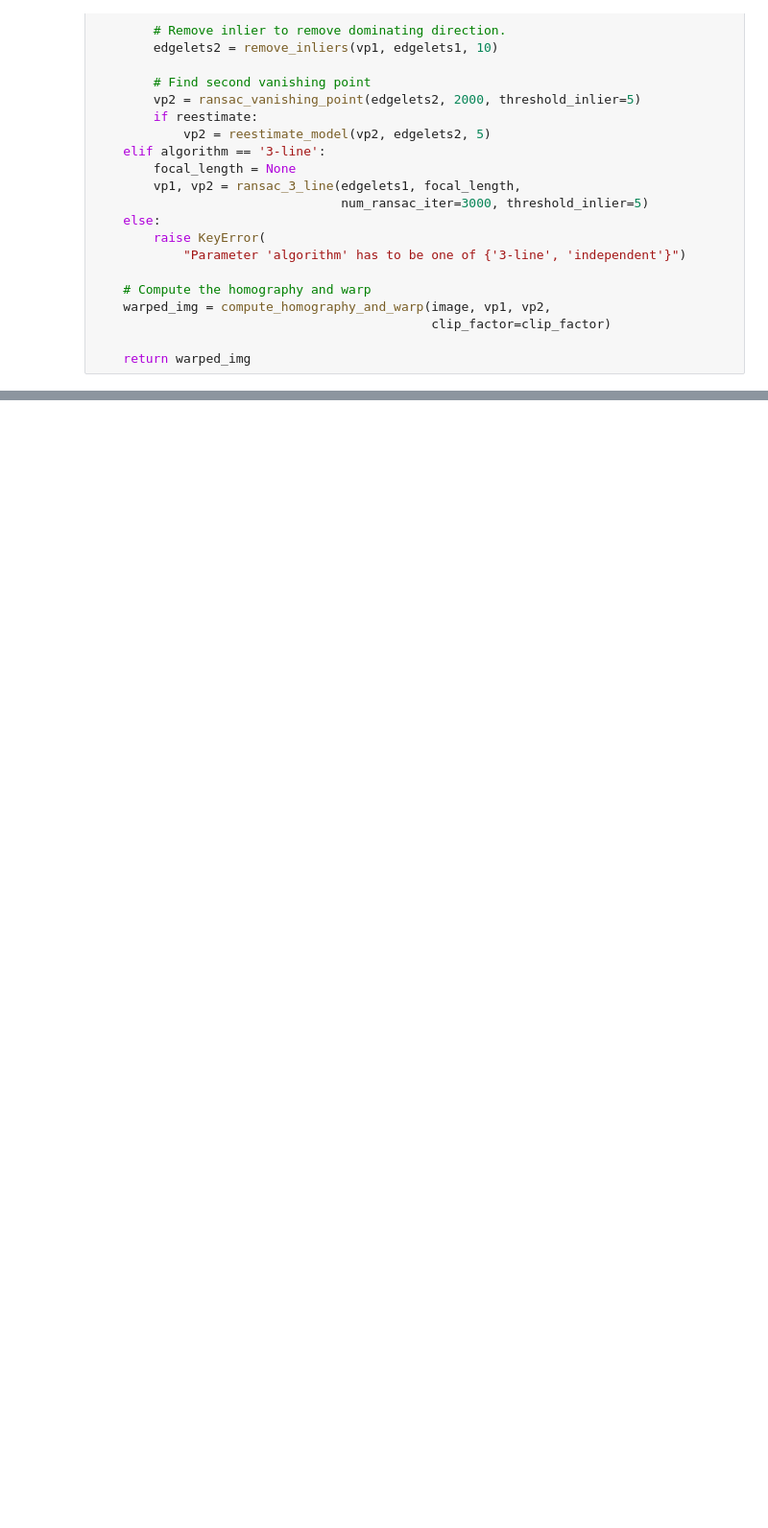
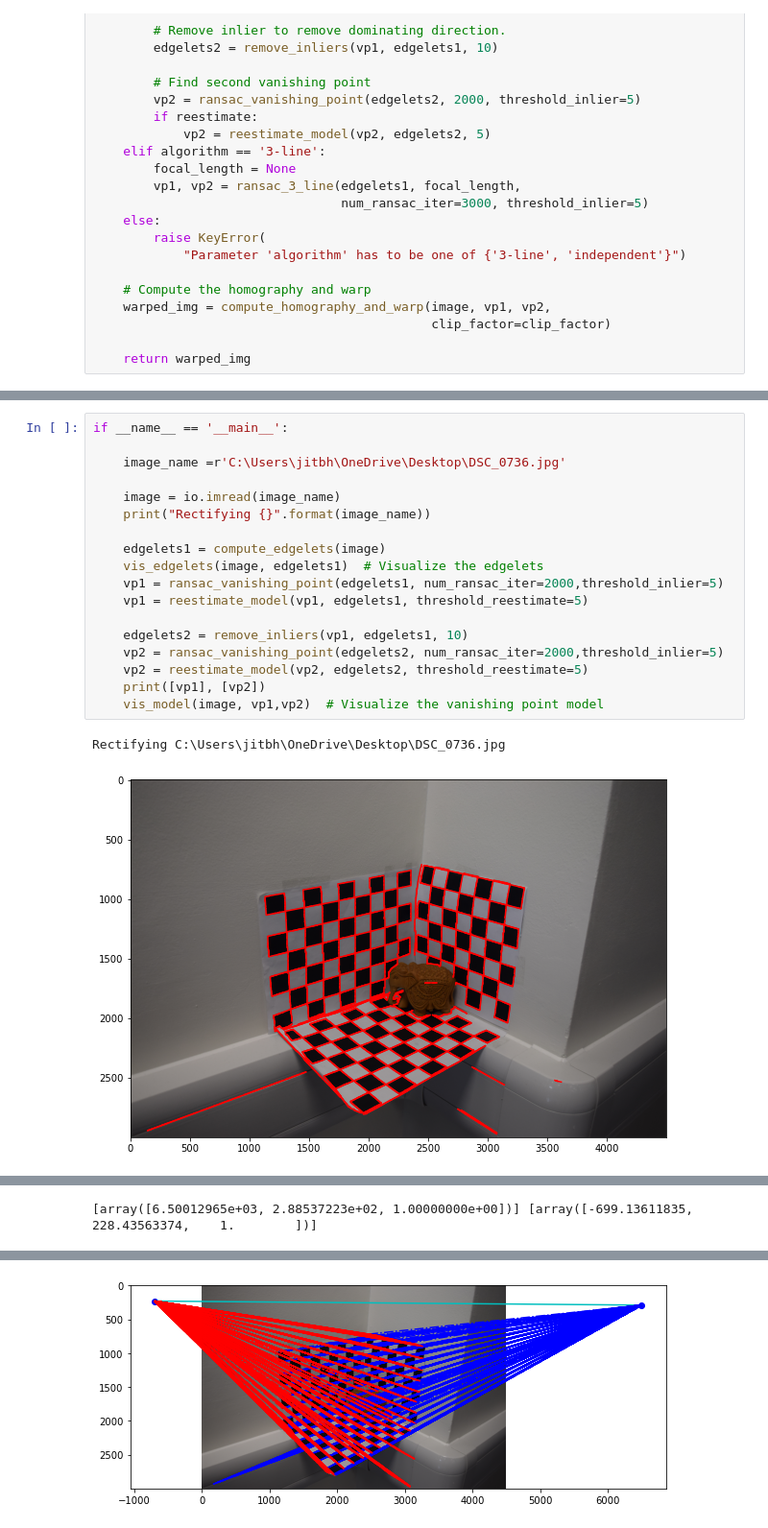
Before and after one commit to Rasterize101/CVPR, a Jupyter notebook: test1_vanishHorizons.ipynb, the cells around one changed output, grey strips where cells are left out. Shown at 96% size. Drawn from its saved outputs; the diff is of its cells as text; blank space fills up the shorter version.

Commit message:
vanish updates

```diff
--- a/test1_vanishHorizons.ipynb
+++ b/test1_vanishHorizons.ipynb
@@ -356,0 +357,21 @@ To use the future default and silence this warning we advise to pass `rcond=None
+# %%
+if __name__ == '__main__':
+
+    image_name =r'C:\Users\jitbh\OneDrive\Desktop\DSC_0736.jpg'
+
+    image = io.imread(image_name)
+    print("Rectifying {}".format(image_name))
+
+    edgelets1 = compute_edgelets(image)
+    vis_edgelets(image, edgelets1)  # Visualize the edgelets
+    vp1 = ransac_vanishing_point(edgelets1, num_ransac_iter=2000,threshold_inlier=5)
+    vp1 = reestimate_model(vp1, edgelets1, threshold_reestimate=5)
+
+    edgelets2 = remove_inliers(vp1, edgelets1, 10)
+    vp2 = ransac_vanishing_point(edgelets2, num_ransac_iter=2000,threshold_inlier=5)
+    vp2 = reestimate_model(vp2, edgelets2, threshold_reestimate=5)
+    print([vp1], [vp2])
+    vis_model(image, vp1,vp2)  # Visualize the vanishing point model
+# %% [output]
+Rectifying C:\Users\jitbh\OneDrive\Desktop\DSC_0736.jpg
+[figure, added]
@@ -356,0 +380 @@ To use the future default and silence this warning we advise to pass `rcond=None
+[array([6.50012965e+03, 2.88537223e+02, 1.00000000e+00])] [array([-699.13611835,  228.43563374,    1.        ])]
@@ -356,0 +382 @@ To use the future default and silence this warning we advise to pass `rcond=None
+[figure, added]
```
Also changed, not shown: parts of 3 cells of this notebook, 1 other file.
